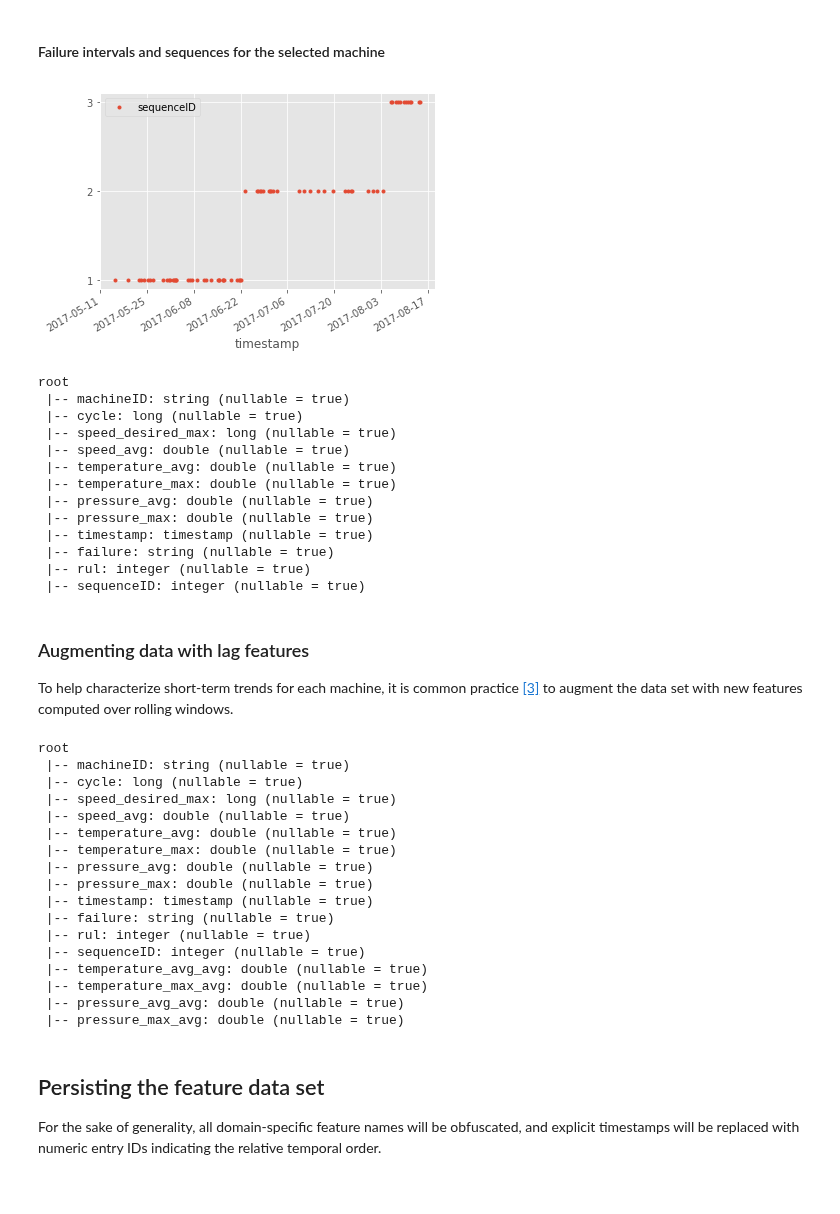
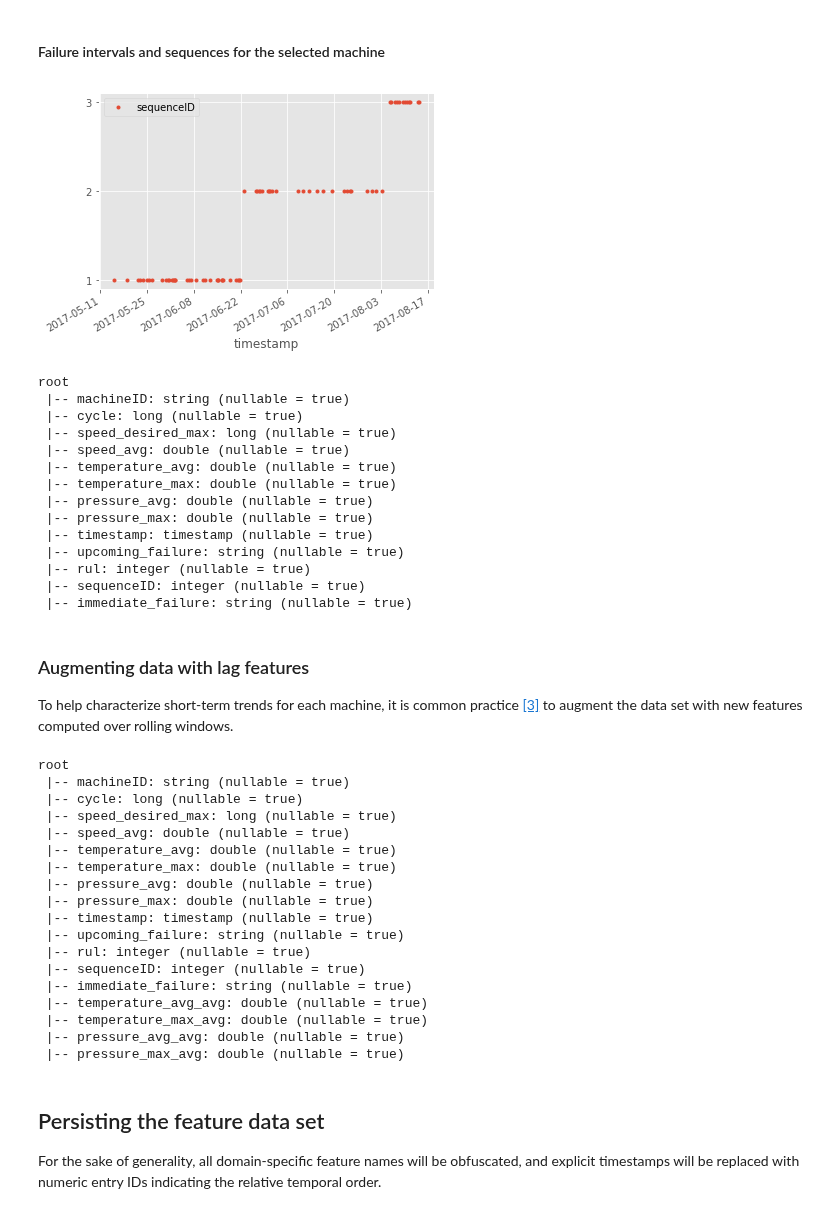
Before and after one commit to Azure/AI-PredictiveMaintenance, a Jupyter notebook: src/Notebooks/FeatureEngineering.ipynb, the cells around one changed output. Drawn from its saved outputs; the diff is of its cells as text; code cells hidden in the pictures.

```diff
--- a/src/Notebooks/FeatureEngineering.ipynb
+++ b/src/Notebooks/FeatureEngineering.ipynb
@@ -321,7 +334,7 @@ diff = F.coalesce(F.lag('timestamp', 1).over(w), F.to_timestamp(F.lit('2000-01-0
 failure_intervals_df = (failures_df
                 .withColumn('last_failure_timestamp', diff)
                 .withColumnRenamed('timestamp', 'failure_timestamp')
-                .withColumnRenamed('code', 'failure')
+                .withColumnRenamed('code', 'upcoming_failure')
                 .drop('level'))
 # %% [markdown]
 #### Failure intervals for the selected machine
@@ -338,6 +351,8 @@ machine_failure_intervals_df.toPandas()
 
 In addition, for each sequence of cycles running up to a failure, as well as those not ending in a failure, a unique sequence ID is generated.
 # %%
+w = 7 # future horizon (cycles)
+
 labeled_cycles_df = (
     cycles_df.join(failure_intervals_df,
                    (cycles_df.machineID == failure_intervals_df.machineID) &
@@ -350,28 +365,31 @@ labeled_cycles_df = (
     .withColumnRenamed('cycle_start', 'timestamp')
     .withColumn(
      'rul',
-      F.when(F.col('failure').isNull(), None).otherwise(
+      F.when(F.col('upcoming_failure').isNull(), None).otherwise(
          F.row_number().over(Window.partitionBy('machineID', 'failure_timestamp')
                          .orderBy(F.desc('cycle')))))
     .withColumn(
      'sequenceID',
      F.dense_rank().over(Window.partitionBy('machineID')
-                   .orderBy(F.desc('failure'), 'failure_timestamp')))
-    .drop(failure_intervals_df.failure_timestamp))
+                   .orderBy(F.desc('upcoming_failure'), 'failure_timestamp')))
+    .drop(failure_intervals_df.failure_timestamp)
+    .withColumn('immediate_failure',
+                F.when(F.col('rul').isNotNull() & (F.col('rul') < w),
+                       F.col('upcoming_failure'))))
 # %% [markdown]
 #### Failure intervals and sequences for the selected machine
 # %%
 machine_labeled_cycles_df = labeled_cycles_df.where(
     F.col('machineID') == faultyMachineID
-).select('timestamp', 'sequenceID', 'failure')
+).select('timestamp', 'sequenceID', 'upcoming_failure')
 
 max_sequence_id = machine_labeled_cycles_df.select(
     F.max('sequenceID')).collect()[0][0]
 machine_labeled_cycles_df.toPandas().set_index('timestamp').plot(
     style='.', yticks=range(1, max_sequence_id + 1))
 plt.show()
 # %% [output]
-[figure, old version]
+[figure, new version]
 # %%
 # Labeled data set
 labeled_cycles_df.printSchema()
@@ -386,9 +404,10 @@ root
  |-- pressure_avg: double (nullable = true)
  |-- pressure_max: double (nullable = true)
  |-- timestamp: timestamp (nullable = true)
- |-- failure: string (nullable = true)
+ |-- upcoming_failure: string (nullable = true)
  |-- rul: integer (nullable = true)
  |-- sequenceID: integer (nullable = true)
+ |-- immediate_failure: string (nullable = true)
 # %% [markdown]
 ### Augmenting data with lag features
 
@@ -426,9 +445,10 @@ root
  |-- pressure_avg: double (nullable = true)
  |-- pressure_max: double (nullable = true)
  |-- timestamp: timestamp (nullable = true)
- |-- failure: string (nullable = true)
+ |-- upcoming_failure: string (nullable = true)
  |-- rul: integer (nullable = true)
  |-- sequenceID: integer (nullable = true)
+ |-- immediate_failure: string (nullable = true)
  |-- temperature_avg_avg: double (nullable = true)
  |-- temperature_max_avg: double (nullable = true)
  |-- pressure_avg_avg: double (nullable = true)
```
Also changed, not shown: parts of 8 cells of this notebook, 2 other files.
